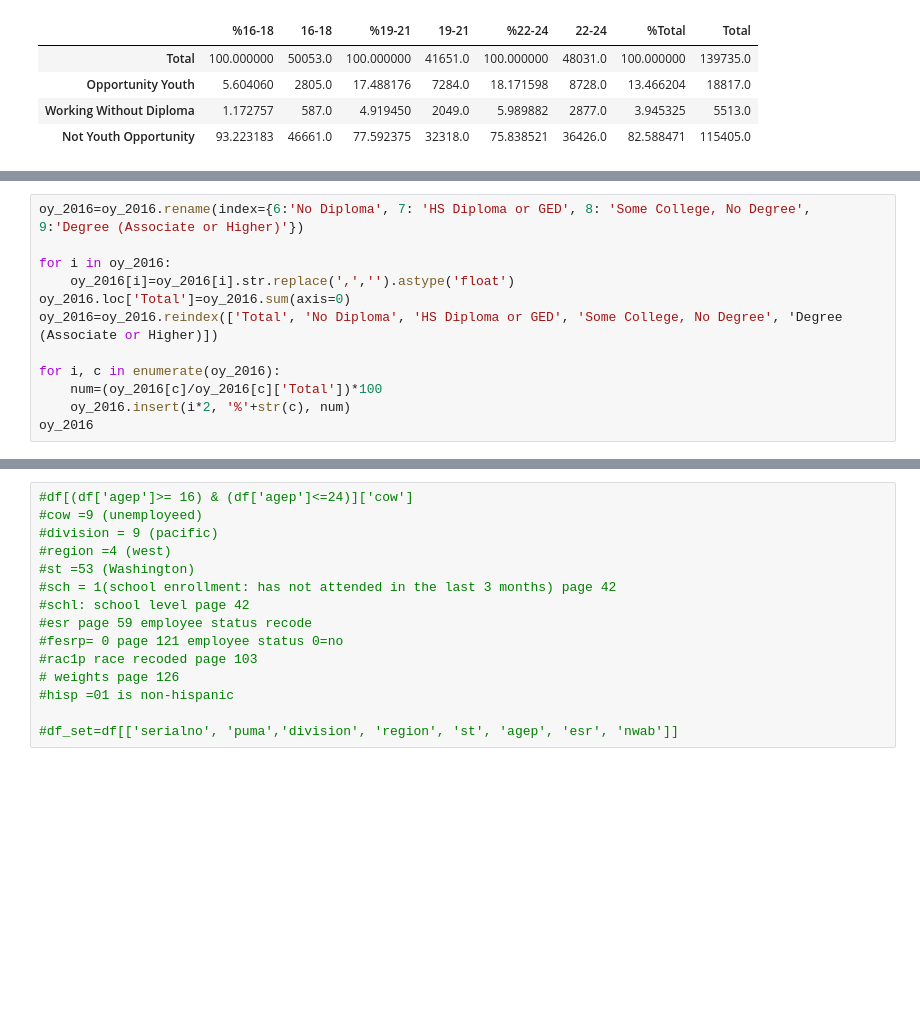
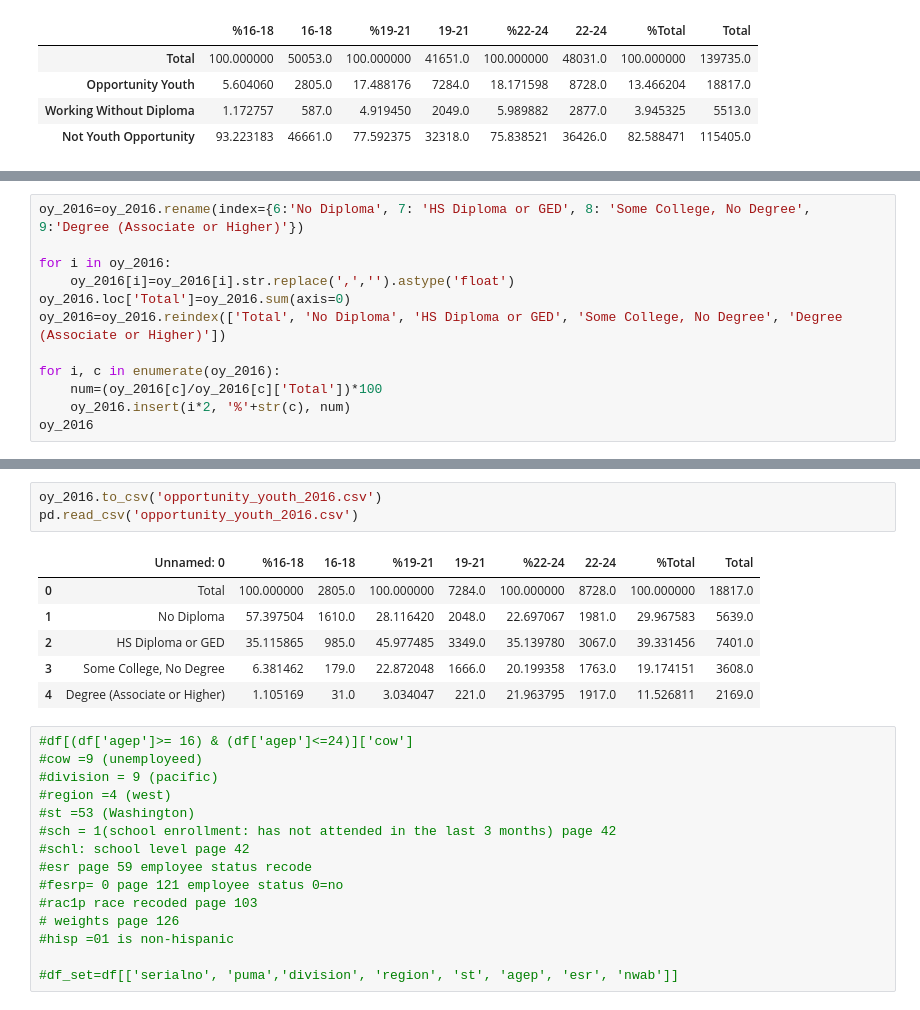
Before and after one commit to hmdev649/dsc-mod-1-project-seattle-ds, a Jupyter notebook: notebooks/exploratory/01_erh_download_and_explore_data.ipynb, the cells around one changed output, grey strips where cells are left out. Saved outputs shown, nothing was run; the diff lists cells and outputs as text; blank space fills up the shorter version.

```diff
--- a/notebooks/exploratory/01_erh_download_and_explore_data.ipynb
+++ b/notebooks/exploratory/01_erh_download_and_explore_data.ipynb
@@ -271,7 +262,7 @@ oy_2016=oy_2016.rename(index={6:'No Diploma', 7: 'HS Diploma or GED', 8: 'Some C
 for i in oy_2016:
     oy_2016[i]=oy_2016[i].str.replace(',','').astype('float')
 oy_2016.loc['Total']=oy_2016.sum(axis=0)
-oy_2016=oy_2016.reindex(['Total', 'No Diploma', 'HS Diploma or GED', 'Some College, No Degree', 'Degree (Associate or Higher)])
+oy_2016=oy_2016.reindex(['Total', 'No Diploma', 'HS Diploma or GED', 'Some College, No Degree', 'Degree (Associate or Higher)'])
 
 for i, c in enumerate(oy_2016):
     num=(oy_2016[c]/oy_2016[c]['Total'])*100
@@ -298,3 +278,13 @@ Name: cow, dtype: object
+# %%
+oy_2016.to_csv('opportunity_youth_2016.csv')
+pd.read_csv('opportunity_youth_2016.csv')
+# %% [output]
+|  | Unnamed: 0 | %16-18 | 16-18 | %19-21 | 19-21 | %22-24 | 22-24 | %Total | Total |
+| 0 | Total | 100.000000 | 2805.0 | 100.000000 | 7284.0 | 100.000000 | 8728.0 | 100.000000 | 18817.0 |
+| 1 | No Diploma | 57.397504 | 1610.0 | 28.116420 | 2048.0 | 22.697067 | 1981.0 | 29.967583 | 5639.0 |
+| 2 | HS Diploma or GED | 35.115865 | 985.0 | 45.977485 | 3349.0 | 35.139780 | 3067.0 | 39.331456 | 7401.0 |
+| 3 | Some College, No Degree | 6.381462 | 179.0 | 22.872048 | 1666.0 | 20.199358 | 1763.0 | 19.174151 | 3608.0 |
+| 4 | Degree (Associate or Higher) | 1.105169 | 31.0 | 3.034047 | 221.0 | 21.963795 | 1917.0 | 11.526811 | 2169.0 |
 # %%
 #df[(df['agep']>= 16) & (df['agep']<=24)]['cow']
 #cow =9 (unemployeed)
```
Also changed, not shown: parts of 19 cells of this notebook.
